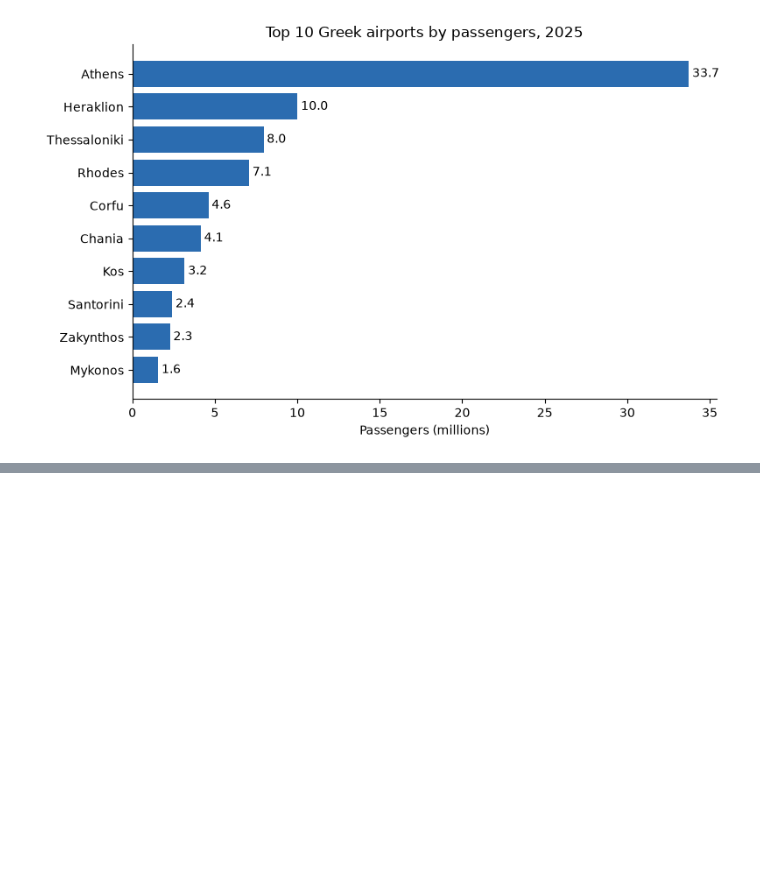
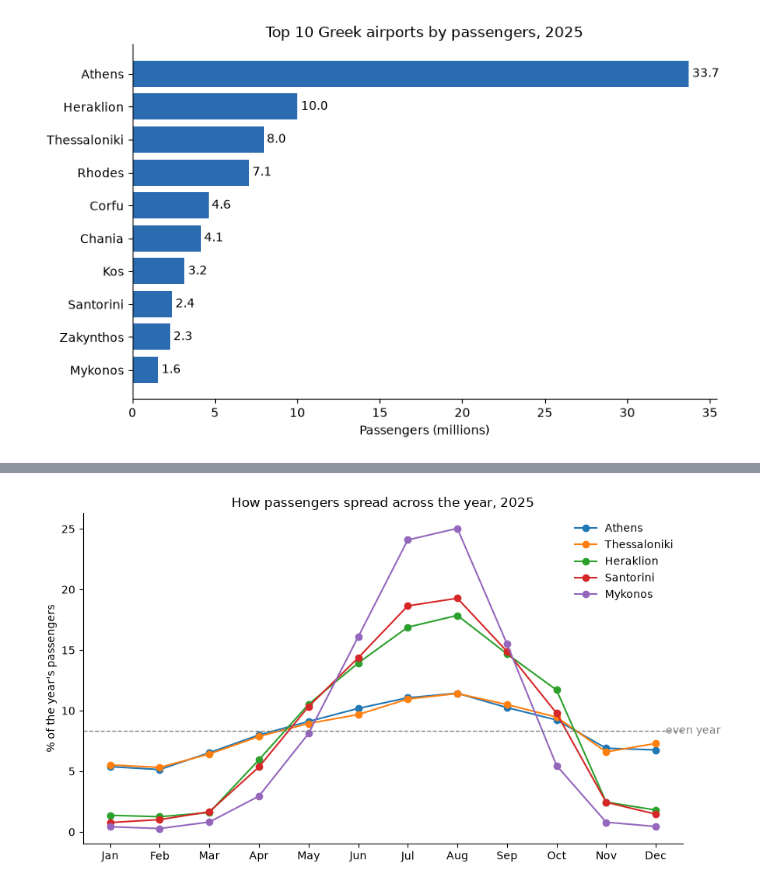
Before and after one commit to foivosfarkonas-create/greek-air-traffic, a Jupyter notebook: analysis.ipynb, the cells around one changed output, grey strips where cells are left out. Saved outputs shown, nothing was run; the diff lists cells and outputs as text; code cells hidden in the pictures; blank space fills up the shorter version.

Commit message:
Add seasonality analysis

```diff
--- a/analysis.ipynb
+++ b/analysis.ipynb
@@ -102,0 +108,17 @@ plt.show()
+# %%
+summer_months = [6, 7, 8, 9]  # June to September
+data_year = df[df["year"] == year].copy()
+data_year["is_summer"] = data_year["month"].dt.month.isin(summer_months)
+
+# Summer passengers per airport, as a % of the airport's whole year
+summer = data_year[data_year["is_summer"]].groupby("airport")["passengers"].sum()
+summer_share = (summer / totals * 100).round(1)
+
+# Ignore very small airports (under 100,000 passengers a year)
+big_airports = totals[totals >= 100_000].index
+seasonality = summer_share[big_airports].sort_values(ascending=False)
+
+print("Most seasonal:")
+print(seasonality.head(5))
+print("\nLeast seasonal:")
+print(seasonality.tail(5))
@@ -102,0 +143,26 @@ plt.show()
+# %%
+examples = ["Athens", "Thessaloniki", "Heraklion", "Santorini", "Mykonos"]
+month_labels = ["Jan", "Feb", "Mar", "Apr", "May", "Jun",
+                "Jul", "Aug", "Sep", "Oct", "Nov", "Dec"]
+
+fig, ax = plt.subplots(figsize=(9, 5))
+for name in examples:
+    airport_data = data_year[data_year["airport"] == name]
+    percent = airport_data["passengers"] / airport_data["passengers"].sum() * 100
+    ax.plot(airport_data["month"].dt.month, percent, marker="o", label=name)
+
+# If traffic were the same every month, each month would be 1/12 = 8.3%
+ax.axhline(100 / 12, color="gray", linestyle="--", linewidth=1)
+ax.text(12.2, 100 / 12, "even year", va="center", color="gray")
+
+ax.set_xticks(range(1, 13))
+ax.set_xticklabels(month_labels)
+ax.set_ylabel("% of the year's passengers")
+ax.set_title(f"How passengers spread across the year, {year}")
+ax.spines[["top", "right"]].set_visible(False)
+ax.legend(frameon=False)
+
+plt.tight_layout()
+plt.show()
+# %% [output]
+[figure, added]
```
Also changed, not shown: parts of 2 cells of this notebook.
